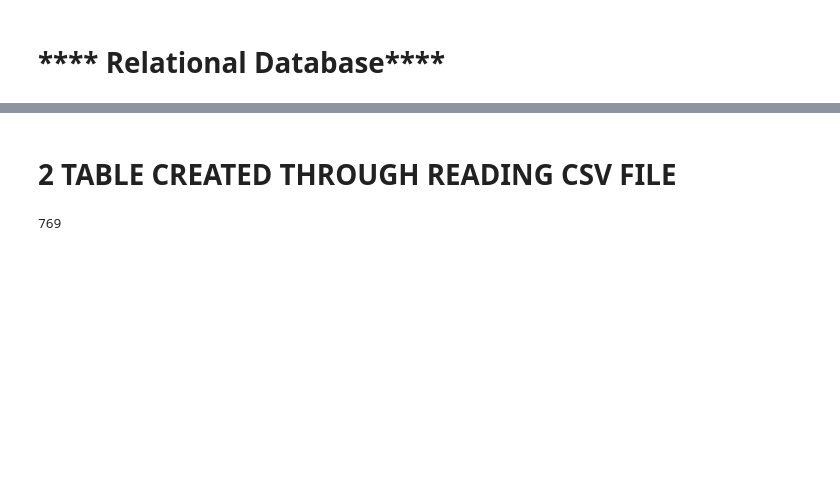
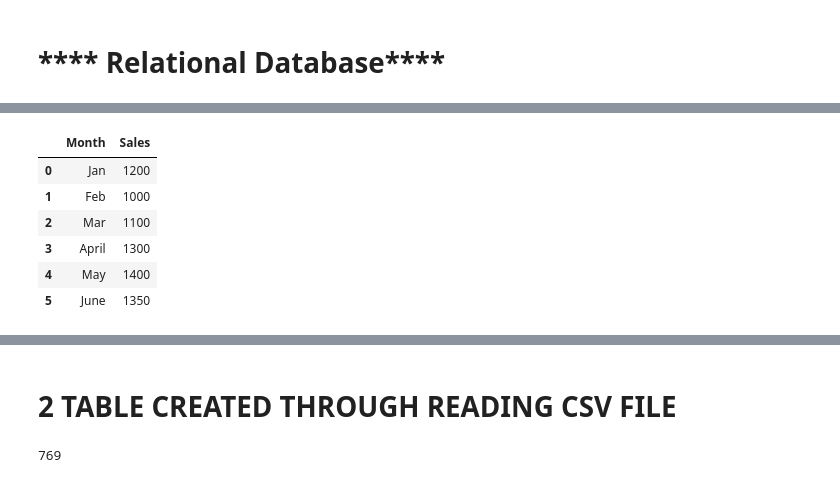
Before and after one commit to GauravRai1512/UCDPA_GauravKumarRai, a Jupyter notebook: Relational Database, API or web scraping.ipynb, the cells around one changed output, grey strips where cells are left out. Cells and saved outputs as stored; diff of their text form; code cells hidden in the pictures; blank space fills up the shorter version.

```diff
--- a/Relational Database, API or web scraping.ipynb
+++ b/Relational Database, API or web scraping.ipynb
@@ -5,0 +36,11 @@ import pandas as pd
+# %%
+# As per above data indexing is not correct so need to correct it thorugh parameter value
+pd.concat([query1,query2],ignore_index=True)
+# %% [output]
+|  | Month | Sales |
+| 0 | Jan | 1200 |
+| 1 | Feb | 1000 |
+| 2 | Mar | 1100 |
+| 3 | April | 1300 |
+| 4 | May | 1400 |
+| 5 | June | 1350 |
```
Also changed, not shown: parts of 17 cells of this notebook, 4 other files.
